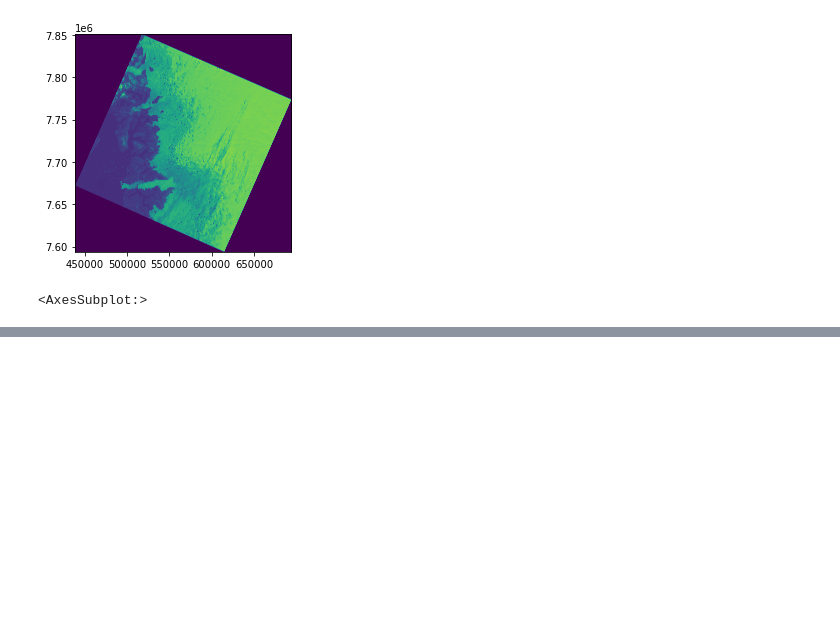
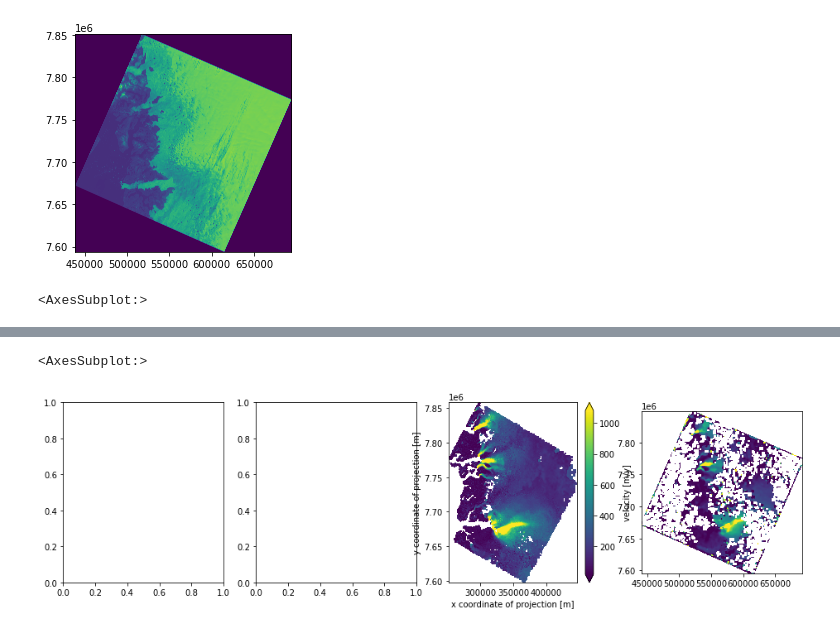
Before and after one commit to whyjz/EZ-FeatureTrack, a Jupyter notebook: workflow_demo2.ipynb, the cells around one changed output, grey strips where cells are left out. Cells and saved outputs as stored; diff of their text form; code cells hidden in the pictures; blank space fills up the shorter version.

```diff
--- a/workflow_demo2.ipynb
+++ b/workflow_demo2.ipynb
@@ -524,0 +530,15 @@ show(dataset)
+# %%
+fig, axes = plt.subplots(1, 4, figsize=(16, 4))
+
+result_itslive = xr.open_dataset('data/LC08_L1TP_009011_20180730_20180814_01_T1_X_LC08_L1TP_009011_20180612_20180615_01_T1_G0240V01_P086.nc')
+
+# axes[2].imshow(result_itslive.v, vmin=0, vmax=1000, cmap='viridis')
+
+result_itslive.v.plot(ax=axes[2], robust=True, cmap=plt.cm.viridis)
+# for im in axes[2].get_images():
+#     im.set_clim([0, 100])
+result_carst = rasterio.open('20180612-20180730_velo-raw_mag.tif')
+show(dataset, ax=axes[3], clim=[3.4, 6.3], cmap='viridis_r')
+# %% [output]
+<AxesSubplot:>
+[figure, added]
```
Also changed, not shown: parts of 6 cells of this notebook, 3 other files.
